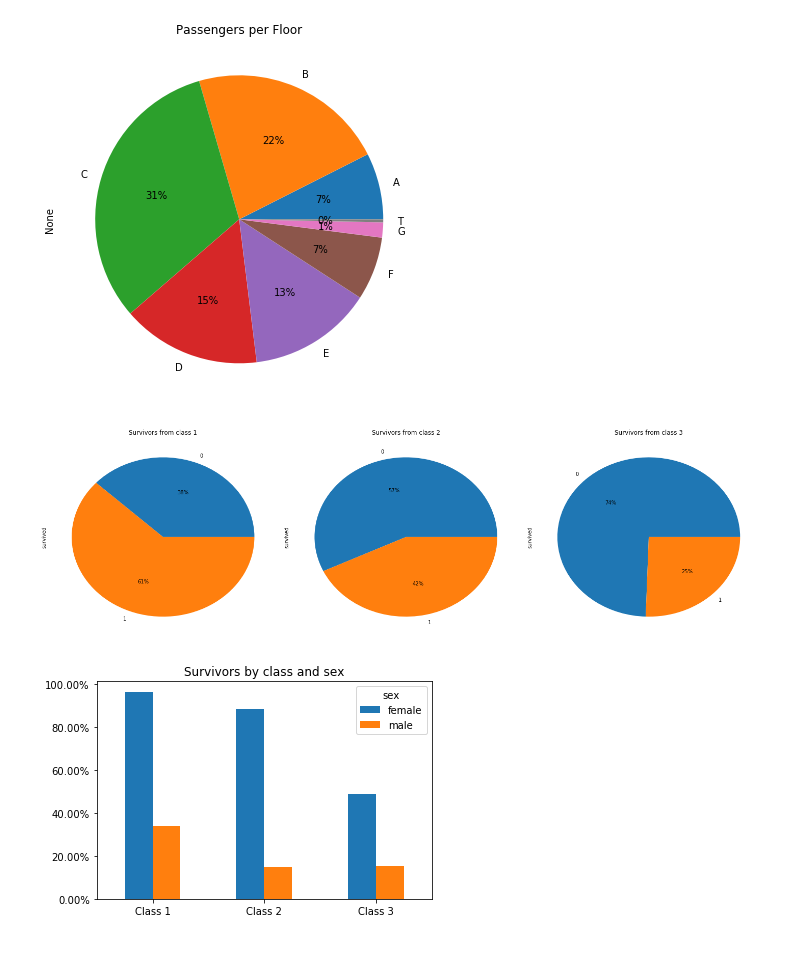
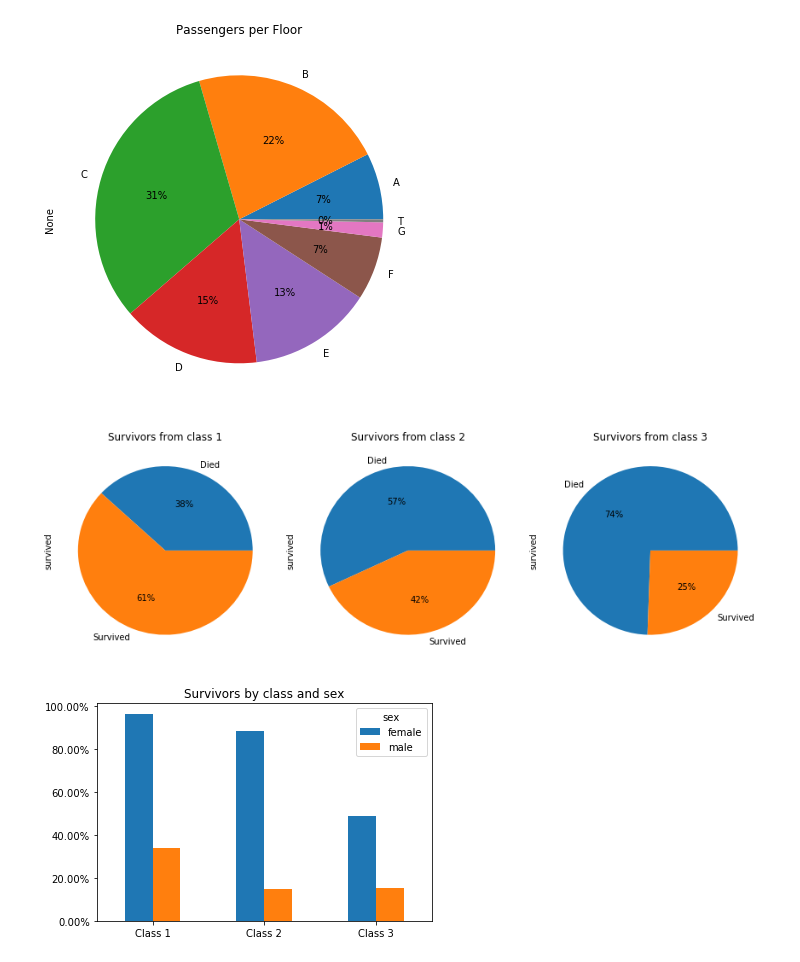
Before and after one commit to pmichele/ADA-Group, a Jupyter notebook: Final/Homework1/Homework 1.ipynb, the cells around one changed output. Drawn from its saved outputs; the diff is of its cells as text; code cells hidden in the pictures.

```diff
--- a/Final/Homework1/Homework 1.ipynb
+++ b/Final/Homework1/Homework 1.ipynb
@@ -334,13 +335,13 @@ p_per_floor.plot(kind='pie', ax=ax, title="Passengers per Floor",  autopct='%i%%
 # %%
 # Part 4
 
-unused, subplots = plt.subplots(1,3, figsize=(20,6))
+unused, subplots = plt.subplots(1,3, figsize=(12,4))
 for i in range(1,4):
     query = df.query('pclass == @i')['survived'].value_counts(sort=False)
-    query.plot(ax=subplots[i-1], kind='pie', title=("Survivors from class " + str(i)), autopct='%i%%')
+    query.plot(ax=subplots[i-1], kind='pie', labels=['Died', 'Survived'], title=("Survivors from class " + str(i)), autopct='%i%%')
 plt.tight_layout()
 # %% [output]
-[figure, old version]
+[figure, new version]
 # %%
 # Part 5
 def class_by_sex(cls, data):
```
Also changed, not shown: parts of 2 cells of this notebook.
